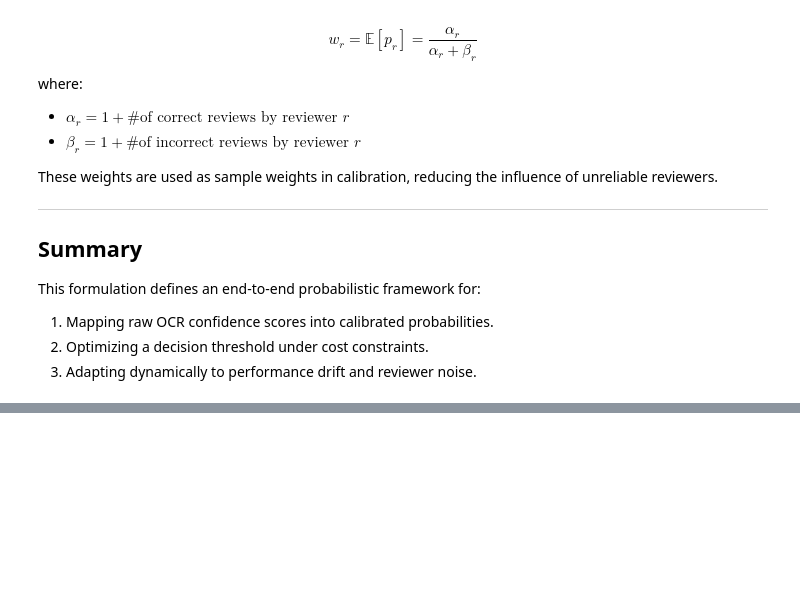
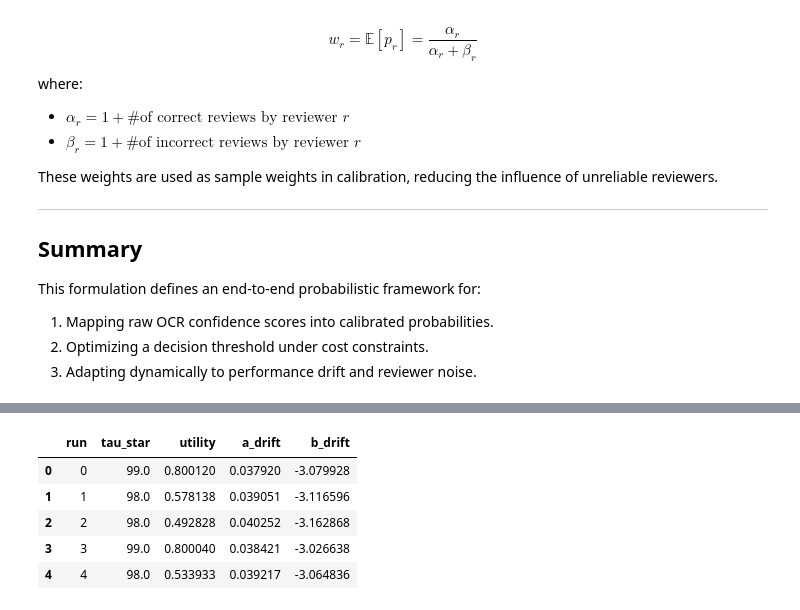
Before and after one commit to katiehanni/OCR-Optimization, a Jupyter notebook: ocr_runthrough.ipynb, the cells around one changed output, grey strips where cells are left out. Cells and saved outputs as stored; diff of their text form; code cells hidden in the pictures; blank space fills up the shorter version.

```diff
--- a/ocr_runthrough.ipynb
+++ b/ocr_runthrough.ipynb
@@ -500,0 +747,64 @@ This formulation defines an end-to-end probabilistic framework for:
+# %%
+tau_star, util_star, a_drift, b_drift = simulate_from_empirical(
+    df, reviewer_reliability, drift_strength=0.3
+)
+# %%
+import numpy as np
+import pandas as pd
+from tqdm import trange
+
+rng = np.random.default_rng(42)
+
+def simulate_from_empirical(df_base, reviewer_reliability, lam=0.2, n=5000, drift_strength=0.05):
+    """
+    Generate a Monte Carlo sample based on the empirical OCR dataset.
+    reviewer_reliability: dict of reviewer reliabilities (e.g., {'A':0.95,'B':0.85,'C':0.70})
+    drift_strength: how much to perturb the score–accuracy calibration each run
+    """
+
+    # 1. Sample scores and reviewers from empirical marginals
+    sample = df_base.sample(n, replace=True, random_state=rng.integers(1e6))
+    scores = sample["score"].to_numpy()
+    reviewers = sample["reviewer_id"].to_numpy()
+
+    # 2. Apply a small random drift to the baseline calibration
+    # We'll assume baseline p_correct = f(score) was estimated from OLS/logistic
+    # You can plug in your calibration function here:
+    def p_correct_empirical(s, a=0.04, b=-3.2):  # placeholder logistic params from OLS fit
+        return 1 / (1 + np.exp(-(a * s + b)))
+
+    a_drift = 0.04 + rng.normal(0, drift_strength * 0.04)
+    b_drift = -3.2 + rng.normal(0, drift_strength * 3.2)
+
+    probs = 1 / (1 + np.exp(-(a_drift * scores + b_drift)))
+
+    # 3. Simulate correctness and review labels
+    is_correct = rng.binomial(1, probs)
+
+    review_label = np.array([
+        (1 - is_correct[i]) if rng.random() > reviewer_reliability[r] else is_correct[i]
+        for i, r in enumerate(reviewers)
+    ])
+
+    # 4. Compute utility curve and optimal tau*
+    taus = np.arange(0, 100)
+    curve = []
+    for t in taus:
+        acc = (is_correct[scores >= t]).mean()
+        review_rate = (scores < t).mean()
+        util = acc - lam * review_rate
+        curve.append((t, acc, review_rate, util))
+    df_curve = pd.DataFrame(curve, columns=["tau","accuracy","review_rate","utility"])
+    best = df_curve.loc[df_curve["utility"].idxmax()]
+    return best["tau"], best["utility"], a_drift, b_drift
+
+# --- Run Monte Carlo ---
+reviewer_reliability = {"A":0.95, "B":0.85, "C":0.70}
+results = []
+for i in trange(200):
+    tau_star, util_star, a_drift, b_drift = simulate_from_empirical(df, reviewer_reliability)
+    results.append({"run": i, "tau_star": tau_star, "utility": util_star, "a_drift": a_drift, "b_drift": b_drift})
+
+df_mc_real = pd.DataFrame(results)
+df_mc_real.head()
+# %% [output]
@@ -500,0 +828,6 @@ This formulation defines an end-to-end probabilistic framework for:
+|  | run | tau_star | utility | a_drift | b_drift |
+| 0 | 0 | 99.0 | 0.800120 | 0.037920 | -3.079928 |
+| 1 | 1 | 98.0 | 0.578138 | 0.039051 | -3.116596 |
+| 2 | 2 | 98.0 | 0.492828 | 0.040252 | -3.162868 |
+| 3 | 3 | 99.0 | 0.800040 | 0.038421 | -3.026638 |
+| 4 | 4 | 98.0 | 0.533933 | 0.039217 | -3.064836 |
```
Also changed, not shown: parts of 11 cells of this notebook, 1 other file.
